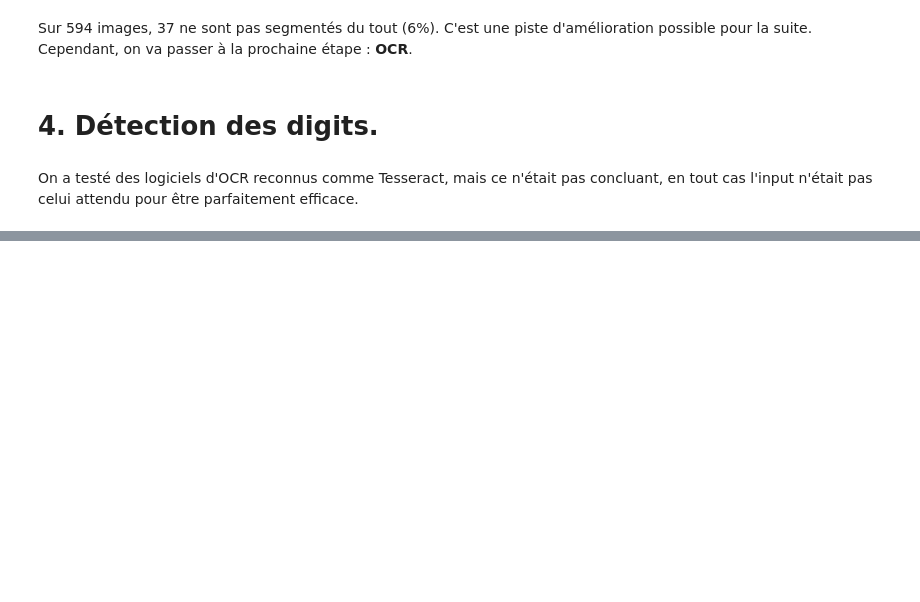
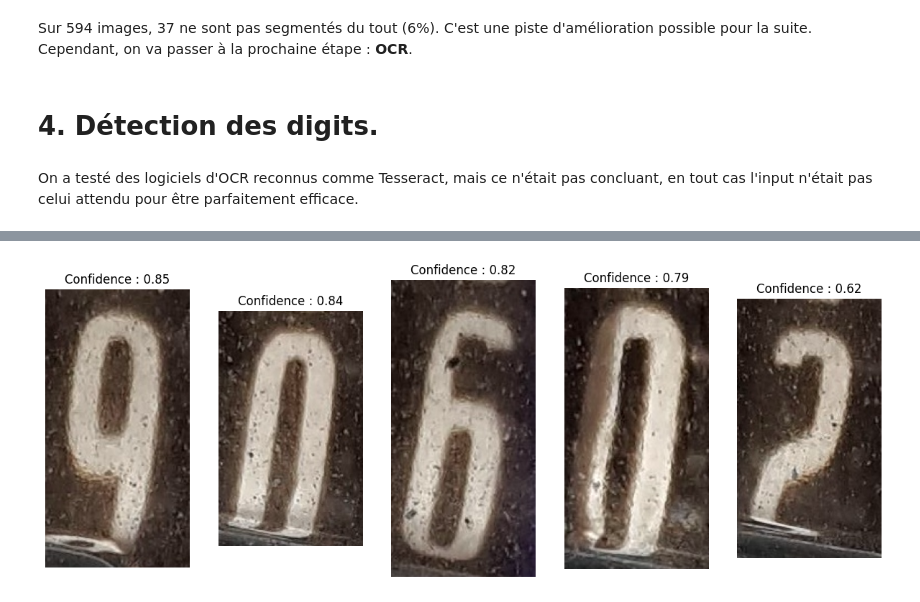
Before and after one commit to yannasyr/AIforMeterReading, a Jupyter notebook: yann_v1.ipynb, the cells around one changed output, grey strips where cells are left out. Drawn from its saved outputs; the diff is of its cells as text; code cells hidden in the pictures; blank space fills up the shorter version.

````diff
--- a/yann_v1.ipynb
+++ b/yann_v1.ipynb
@@ -327,16 +292,16 @@ def segment_from_bbox(image, directory, model, i, verbose=True):
         cv2.imwrite(filename=image, img=original_image)
         return 1
 # %%
-direct_in = 'datasets/dataset/val'
-direct_out = 'val_segment'
-no_segmentation = 0
+# direct_in = 'datasets/dataset/val'
+# direct_out = 'val_segment'
+# no_segmentation = 0
 
-if not os.path.exists(direct_out):
-    os.makedirs(direct_out)
+# if not os.path.exists(direct_out):
+#     os.makedirs(direct_out)
 
-for k, im in enumerate(os.listdir(direct_in)):
-    no_segmentation += segment_from_bbox(im, direct_in, model, k)
-    shutil.move(im, os.path.join(direct_out, im))
+# for k, im in enumerate(os.listdir(direct_in)):
+#     no_segmentation += segment_from_bbox(im, direct_in, model, k)
+#     shutil.move(im, os.path.join(direct_out, im))
 # %% [markdown]
 Après le test de notre programme et notre modèle de segmentation sur 117 images (dossier ```/val/```), on obtient :
 - 4 images sur 117 (3%) n'ont eu aucun cadran détecté.
@@ -397,0 +404,21 @@ On a testé des logiciels d'OCR reconnus comme Tesseract, mais ce n'était pas c
+# %%
+boxes = results[0].boxes
+imagettes = []
+confidences = []
+
+if len(boxes) > 0:
+    original_image = results[0].orig_img
+    for box in boxes:
+        xyxy = box.xyxy.cpu().numpy()[0]  # Coordonnées (x_min, y_min, x_max, y_max)
+        confidence = box.conf.cpu().numpy()  # Scores de confiance
+        if confidence > 0.55:
+            x_min, y_min, x_max, y_max = map(int, xyxy)
+            imagettes.append(original_image[y_min:y_max, x_min:x_max])
+            confidences.append(confidence)
+
+fig = plt.figure(figsize=(15,6))
+for k in range(len(imagettes)):
+    fig.add_subplot(1,len(imagettes), k+1), plt.imshow(np.rot90(imagettes[k], axes=(1,0))), plt.title("Confidence : {:.2f}".format(confidences[k].item())), plt.axis('off')
+plt.show()
+# %% [output]
+[figure, added]
````
Also changed, not shown: parts of 22 cells of this notebook, 2 other files.
